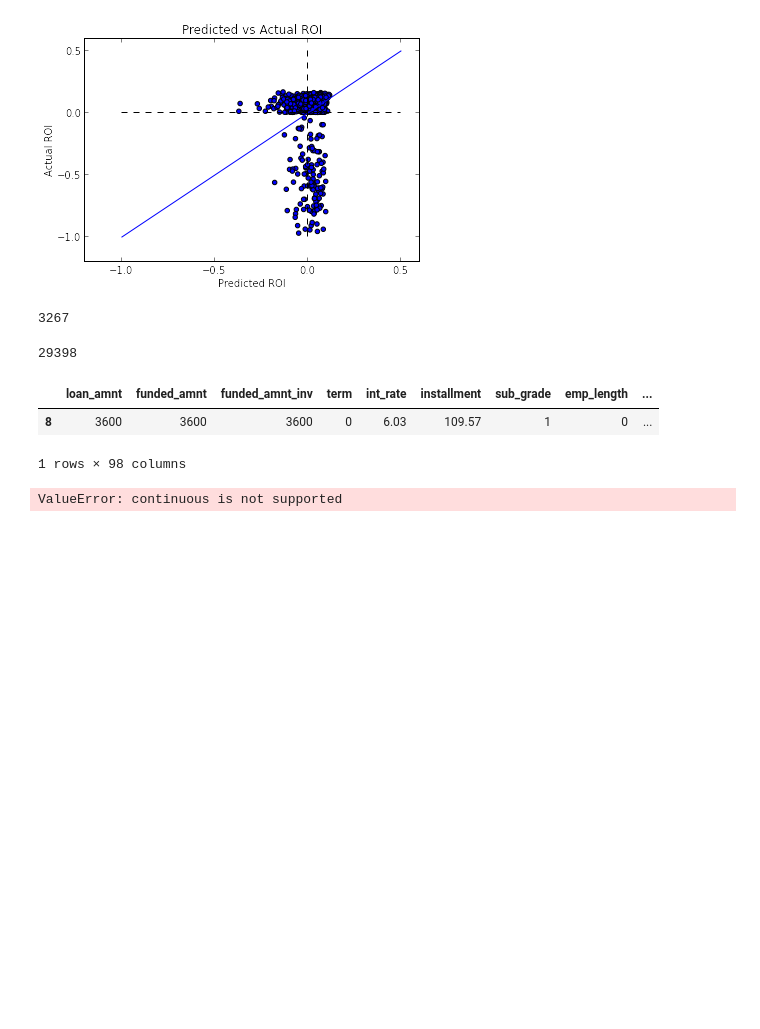
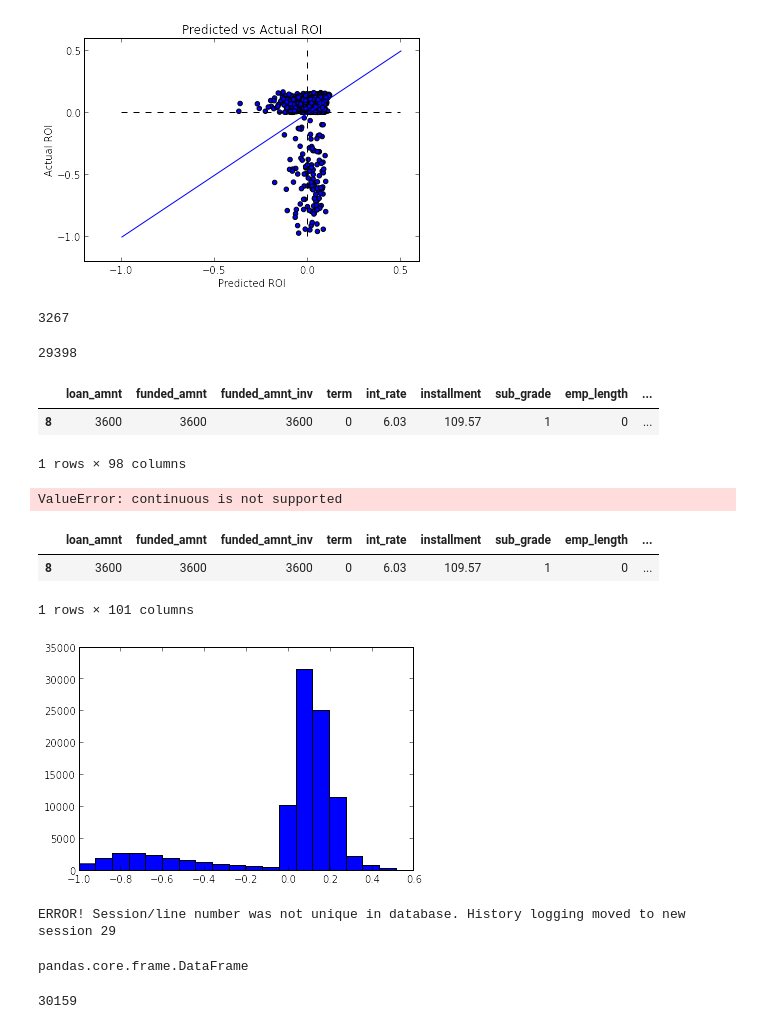
Before and after one commit to abradle2/LendingLounge, a Jupyter notebook: test.ipynb, the cells around one changed output. Cells and saved outputs as stored; diff of their text form; code cells hidden in the pictures; blank space fills up the shorter version.

```diff
--- a/test.ipynb
+++ b/test.ipynb
@@ -230,3 +230,23 @@ A_loans.drop(['loan_status', 'total_pymnt', 'roi'], 1)[:1]
 print recall_score(y_test, prediction, average="macro")
 # %% [output]
 ValueError: continuous is not supported
+# %%
+A_loans[:1]
+# %% [output]
+|  | loan_amnt | funded_amnt | funded_amnt_inv | term | int_rate | installment | sub_grade | emp_length | ... |
+| 8 | 3600 | 3600 | 3600 | 0 | 6.03 | 109.57 | 1 | 0 | ... |
+1 rows × 101 columns
+# %%
+plt.hist(loanData['roi'], bins=20)
+plt.show()
+# %% [output]
+[figure, added]
+# %%
+type(B_loans)
+# %% [output]
+ERROR! Session/line number was not unique in database. History logging moved to new session 29
+pandas.core.frame.DataFrame
+# %%
+len(B_loans)
+# %% [output]
+30159
```
Also changed, not shown: parts of 1 cell of this notebook, 5 other files.
